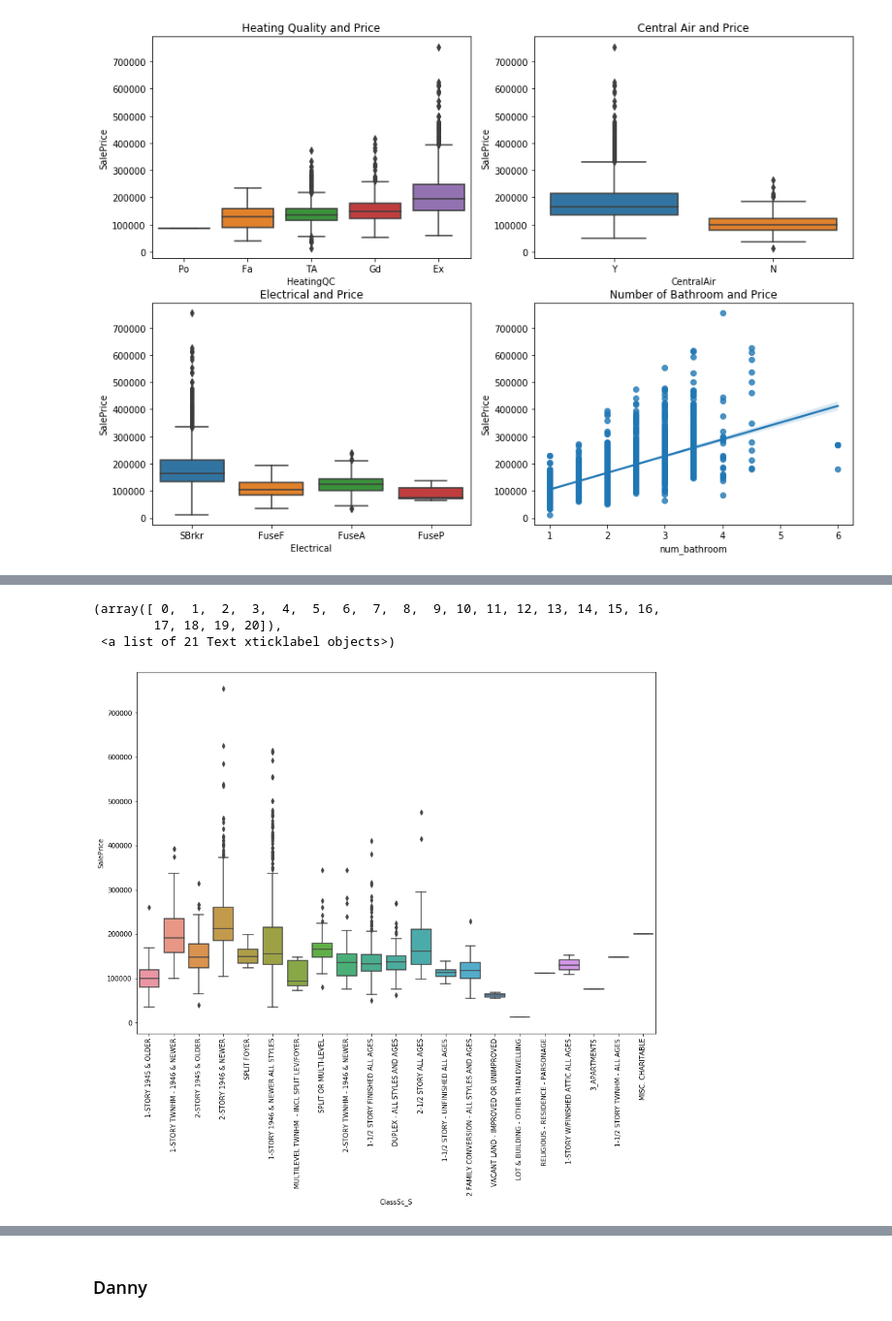
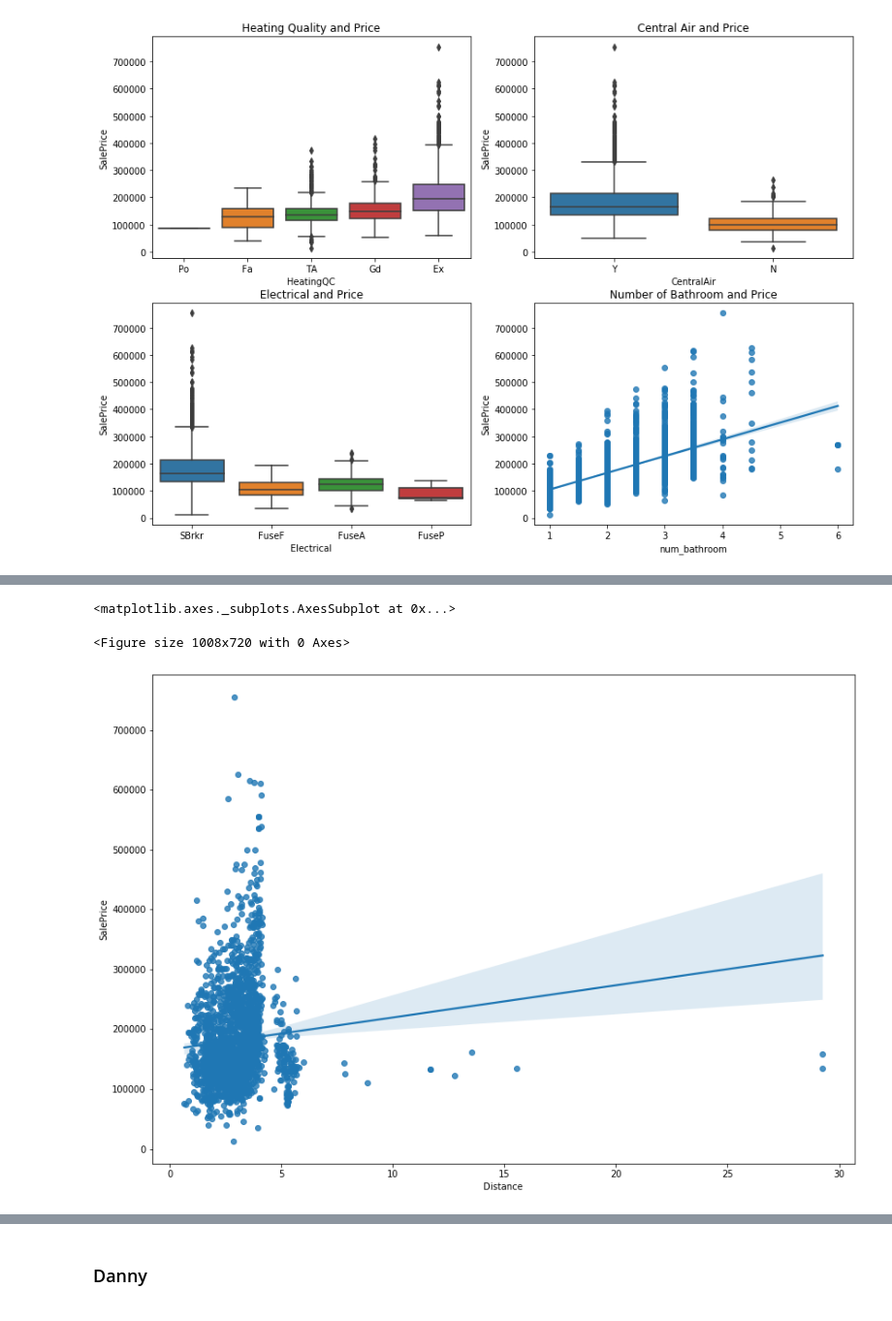
Before and after one commit to danieljinchoy/ames_housing_ml, a Jupyter notebook: EDA.ipynb, the cells around one changed output, grey strips where cells are left out. Shown at 97% size. Saved outputs shown, nothing was run; the diff lists cells and outputs as text; code cells hidden in the pictures.

```diff
--- a/EDA.ipynb
+++ b/EDA.ipynb
@@ -105,9 +131,9 @@ sns.regplot(x = 'num_bathroom', y = 'SalePrice', data = housing)
 # %%
 plt.figure(figsize = (14,10))
-sns.boxplot(x = 'ClassSc_S', y = 'SalePrice', data = ames_df)
-plt.xticks(rotation=90)
+# Distance VS Sale Price
+plt.figure(figsize = (14,10))
+sns.regplot(x = 'Distance', y = 'SalePrice', data = ames_df)
 # %% [output]
-(array([ 0,  1,  2,  3,  4,  5,  6,  7,  8,  9, 10, 11, 12, 13, 14, 15, 16,
-        17, 18, 19, 20]),
- <a list of 21 Text xticklabel objects>)
+<matplotlib.axes._subplots.AxesSubplot at 0x...>
+<Figure size 1008x720 with 0 Axes>
-[figure, old version]
+[figure, new version]
```
Also changed, not shown: parts of 4 cells of this notebook, 1 other file.
